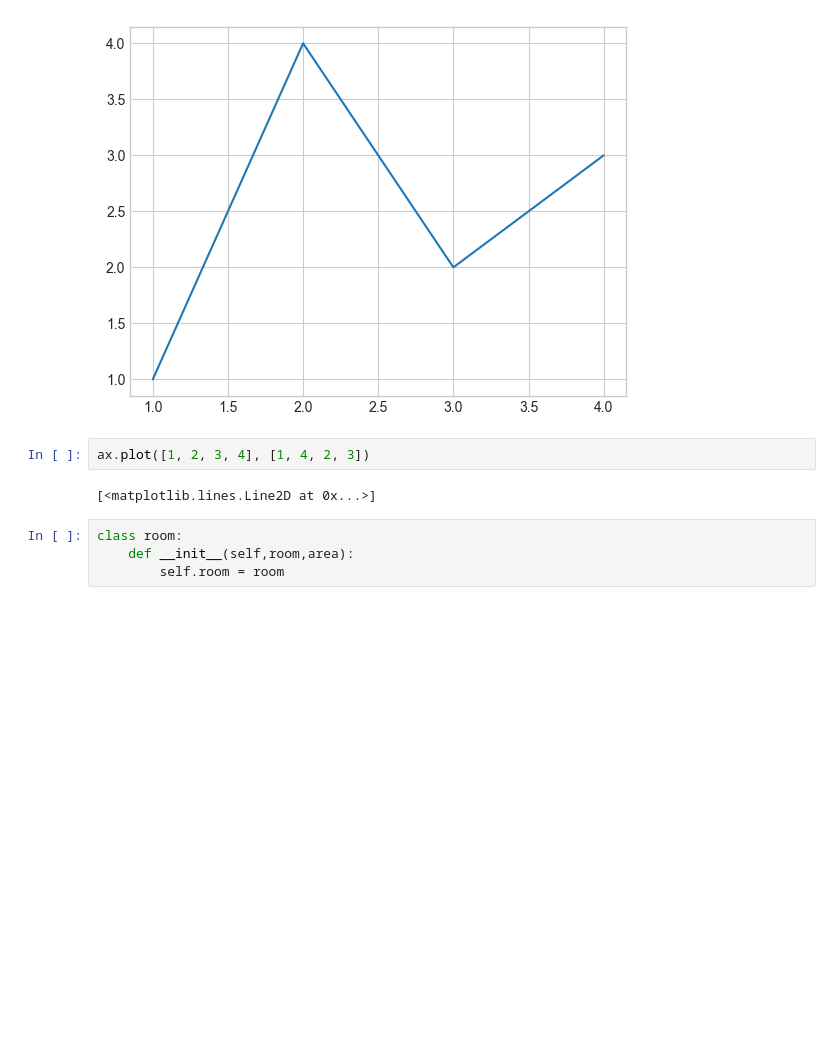
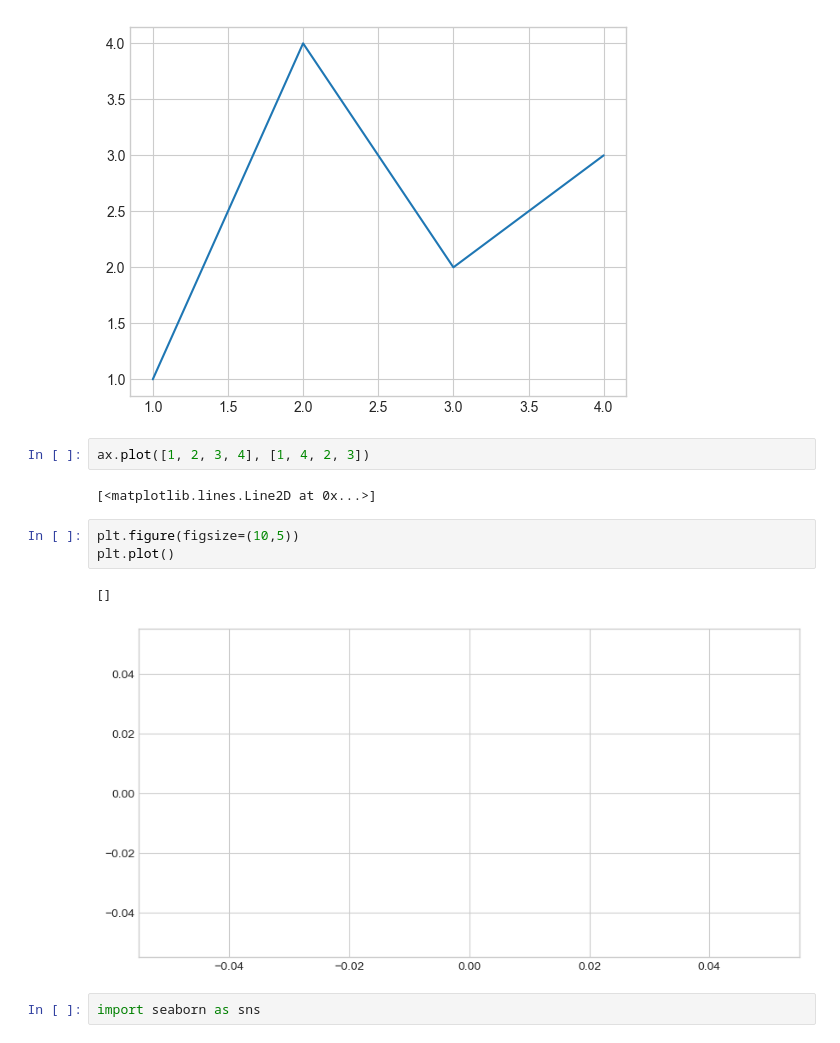
Before and after one commit to lqv221998-design/hoc_python, a Jupyter notebook: Data_Science/Matplotlib.ipynb, the cells around one changed output. Drawn from its saved outputs; the diff is of its cells as text; blank space fills up the shorter version.

```diff
--- a/Data_Science/Matplotlib.ipynb
+++ b/Data_Science/Matplotlib.ipynb
@@ -78,7 +96,11 @@ ax.plot([1, 2, 3, 4], [1, 4, 2, 3])
 ax.plot([1, 2, 3, 4], [1, 4, 2, 3])
 # %% [output]
 [<matplotlib.lines.Line2D at 0x...>]
-# %%
-class room:
-    def __init__(self,room,area):
-        self.room = room
+# %%
+plt.figure(figsize=(10,5))
+plt.plot()
+# %% [output]
+[]
+[figure, added]
+# %%
+import seaborn as sns
```
Also changed, not shown: parts of 5 cells of this notebook, 3 other files.
